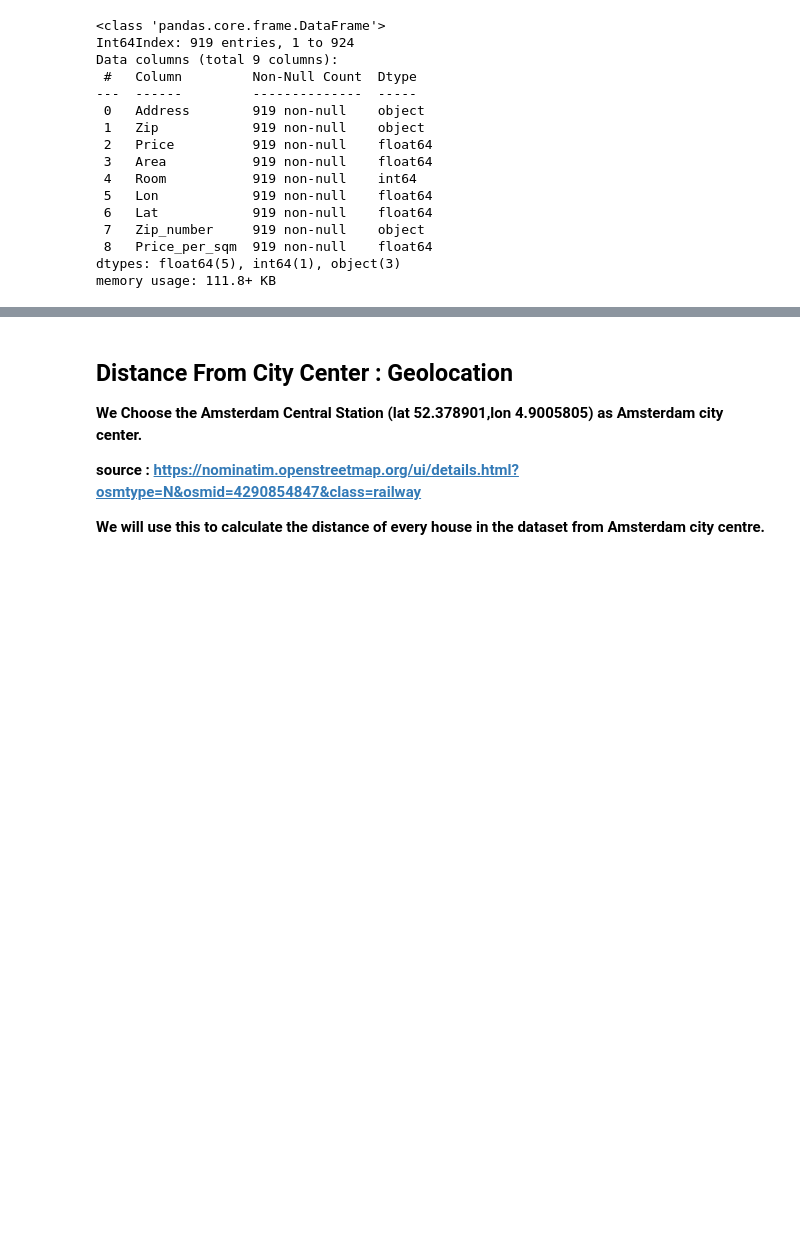
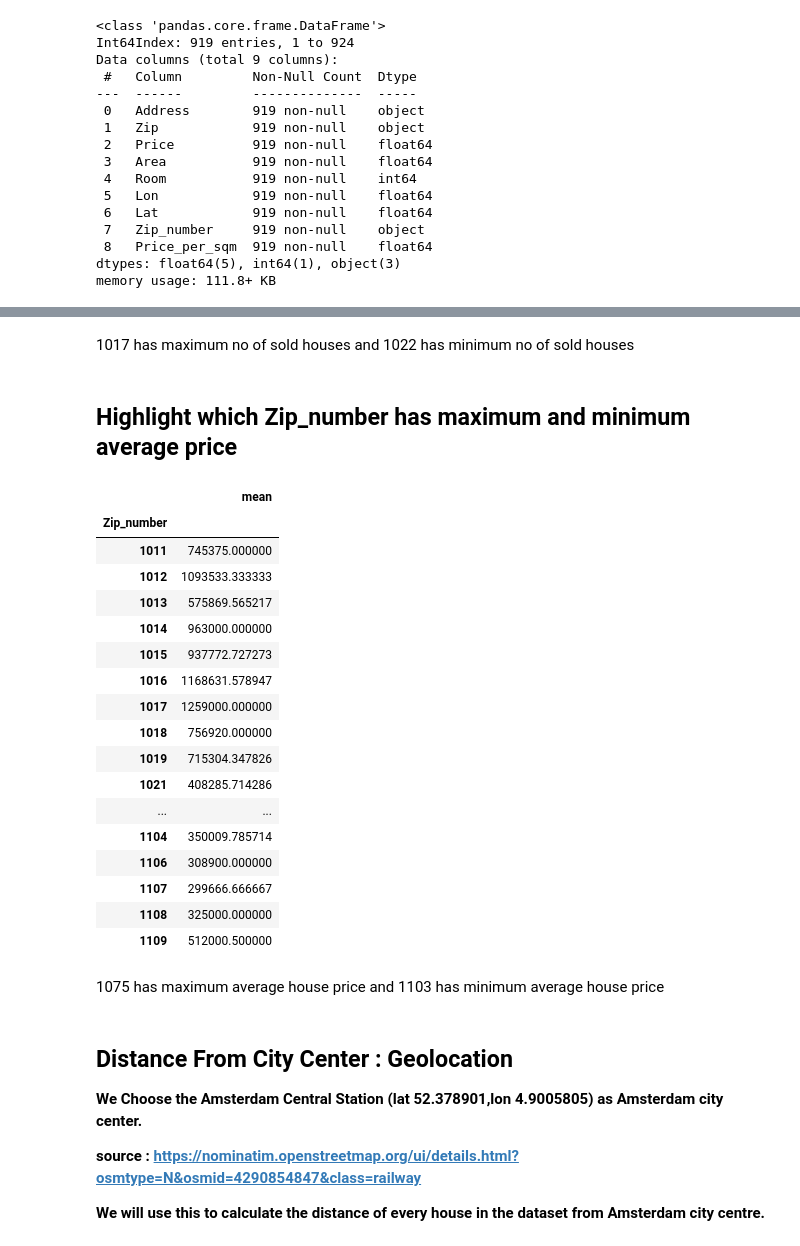
Before and after one commit to kuntala-c/Amsterdam-Housing-Price-Analysis, a Jupyter notebook: Amsterdam_Housing_Price_Analysis.ipynb, the cells around one changed output, grey strips where cells are left out. Drawn from its saved outputs; the diff is of its cells as text; code cells hidden in the pictures; blank space fills up the shorter version.

```diff
--- a/Amsterdam_Housing_Price_Analysis.ipynb
+++ b/Amsterdam_Housing_Price_Analysis.ipynb
@@ -251,3 +265,31 @@ memory usage: 111.8+ KB
+# %% [markdown]
+1017 has maximum no of sold houses and 1022 has minimum no of sold houses
+# %% [markdown]
+## Highlight which Zip_number has maximum and minimum average price
+# %%
+df_style2 = df5.groupby(['Zip_number']).Price.agg(['mean'])
+df_style2.style.highlight_max(color="green").highlight_min(color="red")
+# %% [output]
+|  | mean |
+| Zip_number |  |
+| 1011 | 745375.000000 |
+| 1012 | 1093533.333333 |
+| 1013 | 575869.565217 |
+| 1014 | 963000.000000 |
+| 1015 | 937772.727273 |
+| 1016 | 1168631.578947 |
+| 1017 | 1259000.000000 |
+| 1018 | 756920.000000 |
+| 1019 | 715304.347826 |
+| 1021 | 408285.714286 |
+| ... | ... |
+| 1104 | 350009.785714 |
+| 1106 | 308900.000000 |
+| 1107 | 299666.666667 |
+| 1108 | 325000.000000 |
+| 1109 | 512000.500000 |
+# %% [markdown]
+1075 has maximum average house price and 1103 has minimum average house price
 # %% [markdown]
 ## Distance From City Center : Geolocation
 
```
Also changed, not shown: parts of 6 cells of this notebook.
